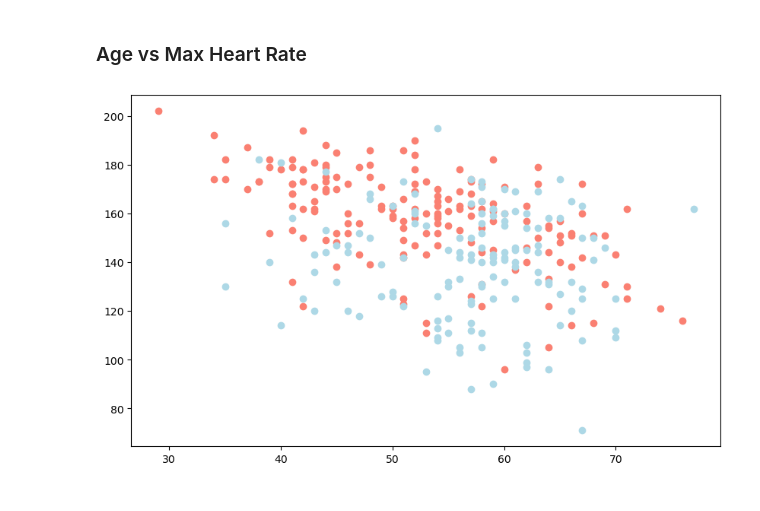
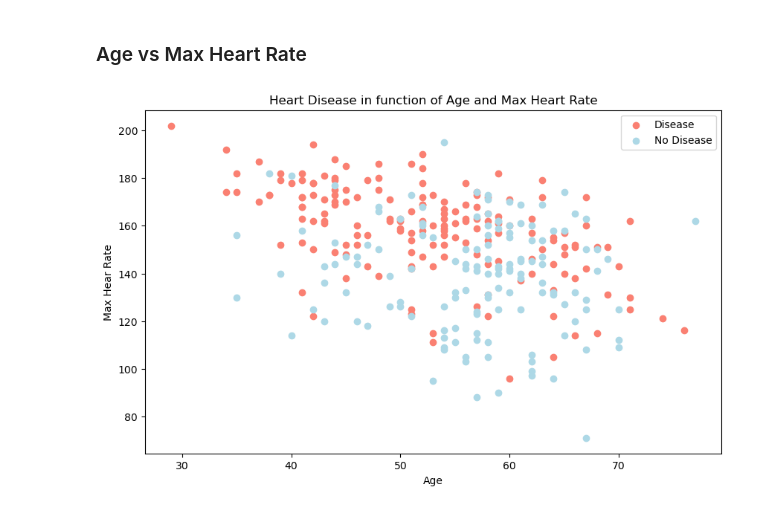
Before and after one commit to surtecha/Heart-Disease-Prediction, a Jupyter notebook: Heart-Disease-Predictor.ipynb, the cells around one changed output. Saved outputs shown, nothing was run; the diff lists cells and outputs as text; code cells hidden in the pictures.

```diff
--- a/Heart-Disease-Predictor.ipynb
+++ b/Heart-Disease-Predictor.ipynb
@@ -151,14 +151,19 @@ Name: thalach, Length: 91, dtype: int64
 # %%
 plt.figure(figsize=(10,6))
 
 #Scatter with positive examples
 plt.scatter(df.age[df.target==1],
             df.thalach[df.target==1],
             c='salmon')
 
 #Scatter with negative examples
 plt.scatter(df.age[df.target==0],
             df.thalach[df.target==0],
-            c='lightblue');
+            c='lightblue')
+
+plt.title('Heart Disease in function of Age and Max Heart Rate')
+plt.xlabel('Age')
+plt.ylabel('Max Hear Rate')
+plt.legend(['Disease', 'No Disease']);
 # %% [output]
-[figure, old version]
+[figure, new version]
```
Also changed, not shown: parts of 8 cells of this notebook.
